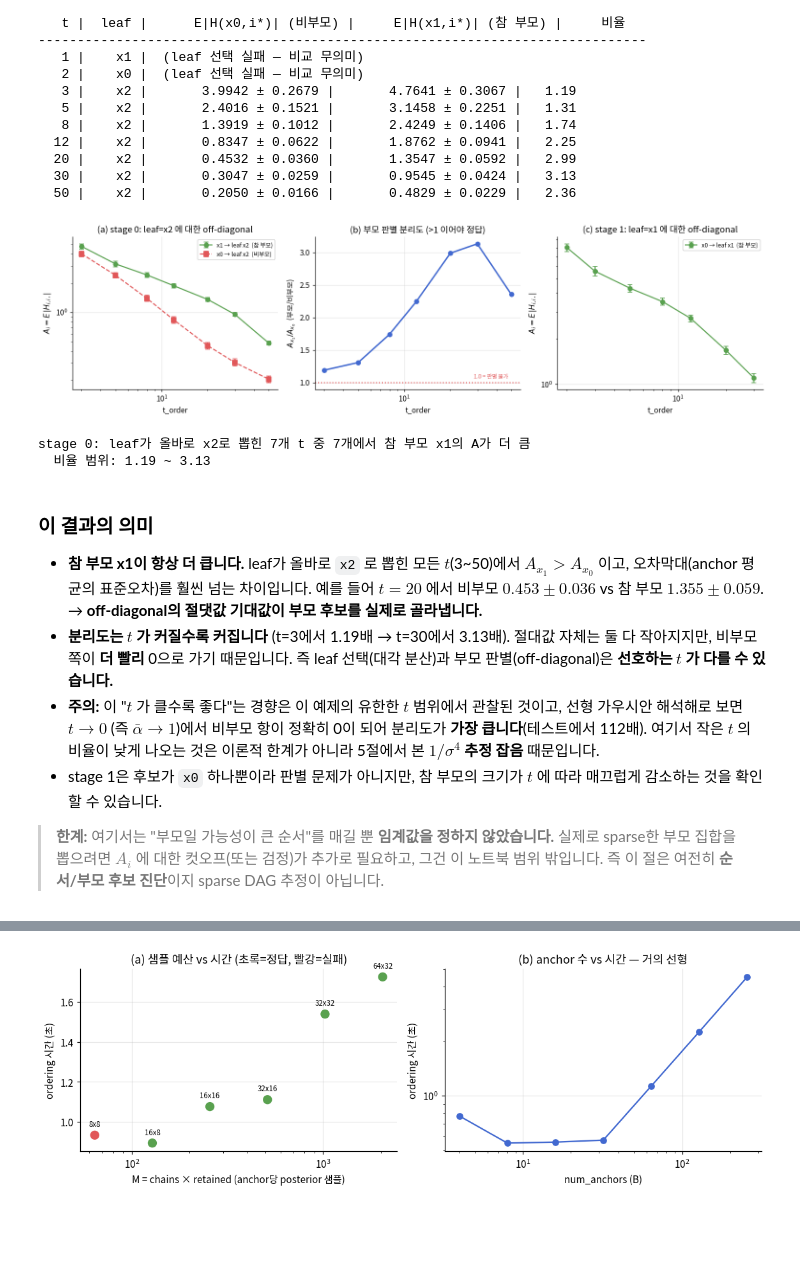
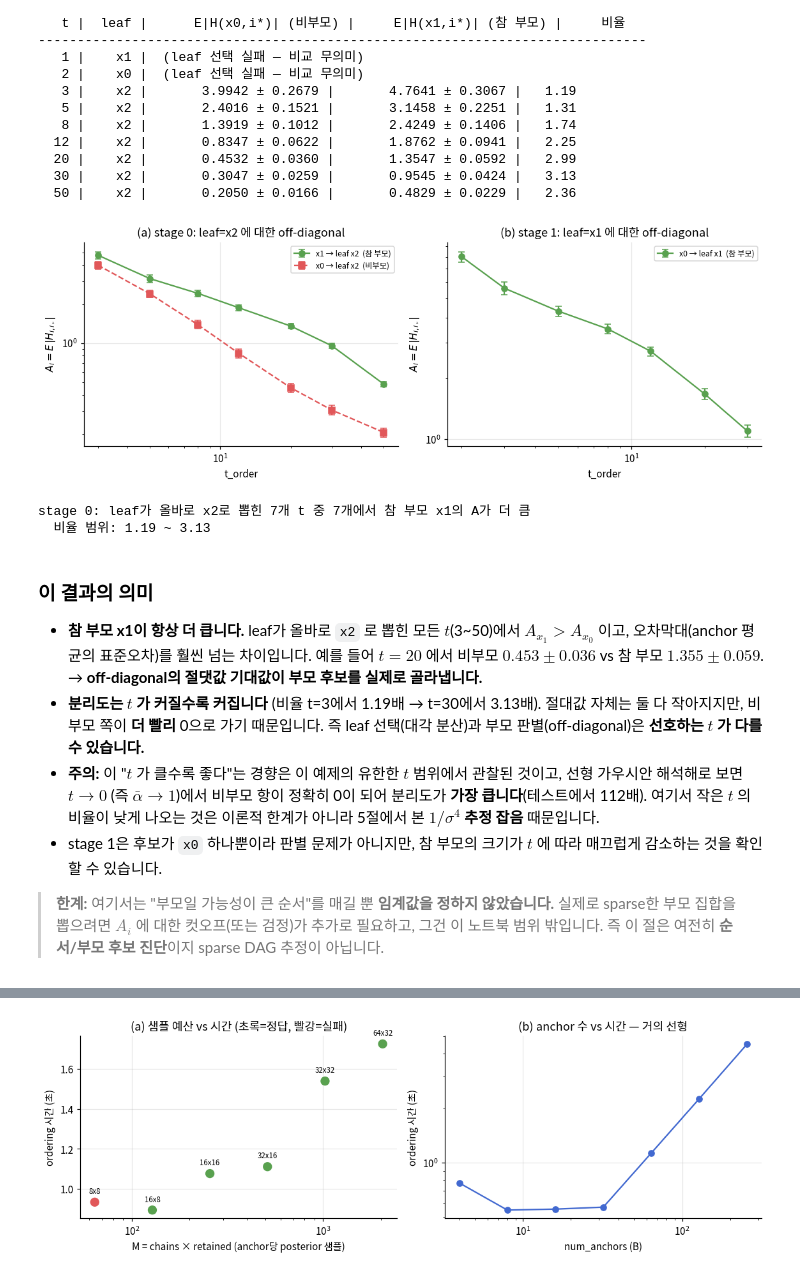
Before and after one commit to hkkwon0922/nonparametric_graphical_diffusion, a Jupyter notebook: main.ipynb, the cells around one changed output, grey strips where cells are left out. Saved outputs shown, nothing was run; the diff lists cells and outputs as text; code cells hidden in the pictures; blank space fills up the shorter version.

```diff
--- a/main.ipynb
+++ b/main.ipynb
@@ -483,47 +483,37 @@ def series(recs, node, leaf_expected):
     return np.array(v), np.array(e)
 
 a0, e0 = series(od0, 0, 2)   # x0 -> leaf x2 : 비부모
 a1, e1 = series(od0, 1, 2)   # x1 -> leaf x2 : 참 부모
 b0, f0 = series(od1, 0, 1)   # x0 -> leaf x1 : 참 부모 (stage 1)
 
-fig, axes = plt.subplots(1, 3, figsize=(14, 3.9))
+fig, axes = plt.subplots(1, 2, figsize=(10.5, 3.9))
 
 # (a) stage 0 절대값
 ax = axes[0]
 ax.errorbar(t_od, a1, yerr=e1, fmt="o-", color="#59a14f", capsize=3,
             label="x1 → leaf x2  (참 부모)")
 ax.errorbar(t_od, a0, yerr=e0, fmt="s--", color="#e15759", capsize=3,
             label="x0 → leaf x2  (비부모)")
 ax.set_xscale("log"); ax.set_yscale("log")
 ax.set_xlabel("t_order"); ax.set_ylabel(r"$A_i=E\,|H_{i,i_*}|$")
 ax.set_title("(a) stage 0: leaf=x2 에 대한 off-diagonal"); ax.legend(fontsize=8)
 
-# (b) 부모/비부모 비율
+# (b) stage 1
 ax = axes[1]
-ax.plot(t_od, a1 / a0, "o-", color="#4269d0", lw=2)
-ax.axhline(1.0, color="#e15759", ls=":", lw=1.5)
-ax.annotate("1.0 = 판별 불가", xy=(t_od[-1], 1.0), xytext=(-4, 6),
-            textcoords="offset points", ha="right", color="#e15759", fontsize=7.5)
-ax.set_xscale("log"); ax.set_xlabel("t_order")
-ax.set_ylabel(r"$A_{x_1}/A_{x_0}$  (부모/비부모)")
-ax.set_title("(b) 부모 판별 분리도 (>1 이어야 정답)")
-
-# (c) stage 1
-ax = axes[2]
 ax.errorbar(t_od, b0, yerr=f0, fmt="o-", color="#59a14f", capsize=3,
             label="x0 → leaf x1  (참 부모)")
 ax.set_xscale("log"); ax.set_yscale("log")
 ax.set_xlabel("t_order"); ax.set_ylabel(r"$A_i=E\,|H_{i,i_*}|$")
-ax.set_title("(c) stage 1: leaf=x1 에 대한 off-diagonal"); ax.legend(fontsize=8)
+ax.set_title("(b) stage 1: leaf=x1 에 대한 off-diagonal"); ax.legend(fontsize=8)
 
 fig.tight_layout(); plt.show()
 
 ok = np.nansum(a1 > a0); tot = np.sum(~np.isnan(a1))
 print(f"stage 0: leaf가 올바로 x2로 뽑힌 {tot}개 t 중 {int(ok)}개에서 "
       f"참 부모 x1의 A가 더 큼")
 print(f"  비율 범위: {np.nanmin(a1 / a0):.2f} ~ {np.nanmax(a1 / a0):.2f}")
 # %% [output]
-[figure, old version]
+[figure, new version]
 stage 0: leaf가 올바로 x2로 뽑힌 7개 t 중 7개에서 참 부모 x1의 A가 더 큼
   비율 범위: 1.19 ~ 3.13
 # %% [markdown]
@@ -533,7 +523,7 @@ stage 0: leaf가 올바로 x2로 뽑힌 7개 t 중 7개에서 참 부모 x1의 A
   $A_{x_1} > A_{x_0}$ 이고, 오차막대(anchor 평균의 표준오차)를 훨씬 넘는 차이입니다.
   예를 들어 $t=20$ 에서 비부모 $0.453\pm0.036$ vs 참 부모 $1.355\pm0.059$.
   → **off-diagonal의 절댓값 기대값이 부모 후보를 실제로 골라냅니다.**
-- **분리도는 $t$ 가 커질수록 커집니다** (t=3에서 1.19배 → t=30에서 3.13배).
+- **분리도는 $t$ 가 커질수록 커집니다** (비율 t=3에서 1.19배 → t=30에서 3.13배).
   절대값 자체는 둘 다 작아지지만, 비부모 쪽이 **더 빨리** 0으로 가기 때문입니다.
   즉 leaf 선택(대각 분산)과 부모 판별(off-diagonal)은 **선호하는 $t$ 가 다를 수 있습니다.**
 - **주의:** 이 "$t$ 가 클수록 좋다"는 경향은 이 예제의 유한한 $t$ 범위에서 관찰된 것이고,
```
Also changed, not shown: parts of 14 cells of this notebook, 4 other files.
